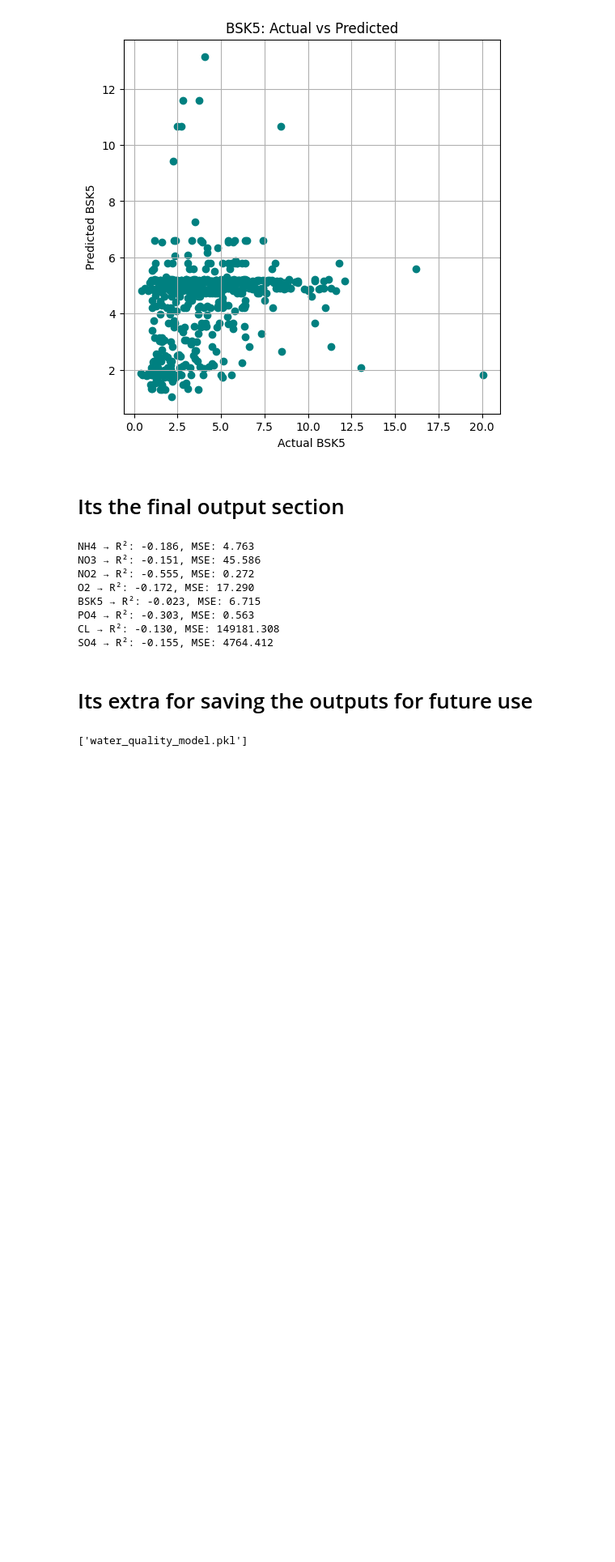
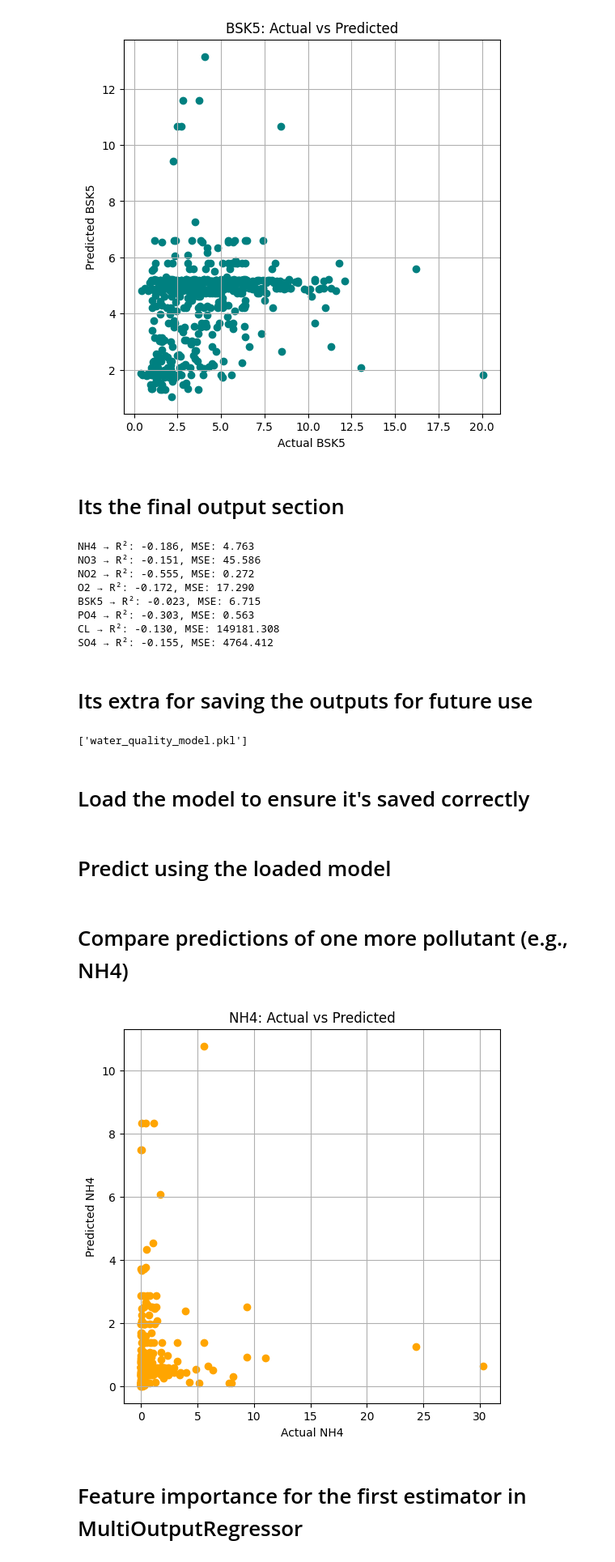
Before and after one commit to AceDebnath/AV, a Jupyter notebook: WaterQualityPrediction.ipynb, the cells around one changed output. Shown at 81% size. Cells and saved outputs as stored; diff of their text form; code cells hidden in the pictures; blank space fills up the shorter version.

```diff
--- a/WaterQualityPrediction.ipynb
+++ b/WaterQualityPrediction.ipynb
@@ -15,7 +15,7 @@ from sklearn.metrics import r2_score, mean_squared_error
 # %% [markdown]
 # Step 2: Load the Dataset
 # %%
-df = pd.read_csv('/content/afa2e701598d20110228.csv', sep=';')  # Replace with your dataset file name
+df = pd.read_csv('/content/afa2e701598d20110228(1).csv', sep=';')  # Replace with your dataset file name
 
 df.head()
 # %% [output]
@@ -139,3 +139,25 @@ import joblib
 joblib.dump(model, 'water_quality_model.pkl')
 # %% [output]
 ['water_quality_model.pkl']
+# %% [markdown]
+# Load the model to ensure it's saved correctly
+# %%
+loaded_model = joblib.load('water_quality_model.pkl')
+# %% [markdown]
+# Predict using the loaded model
+# %%
+loaded_predictions = loaded_model.predict(X_test)
+# %% [markdown]
+# Compare predictions of one more pollutant (e.g., NH4)
+# %%
+plt.figure(figsize=(6, 6))
+plt.scatter(y_test['NH4'], loaded_predictions[:, y.columns.get_loc('NH4')], color='orange')
+plt.xlabel("Actual NH4")
+plt.ylabel("Predicted NH4")
+plt.title("NH4: Actual vs Predicted")
+plt.grid(True)
+plt.show()
+# %% [output]
+[figure, added]
+# %% [markdown]
+# Feature importance for the first estimator in MultiOutputRegressor
```
Also changed, not shown: parts of 4 cells of this notebook.
